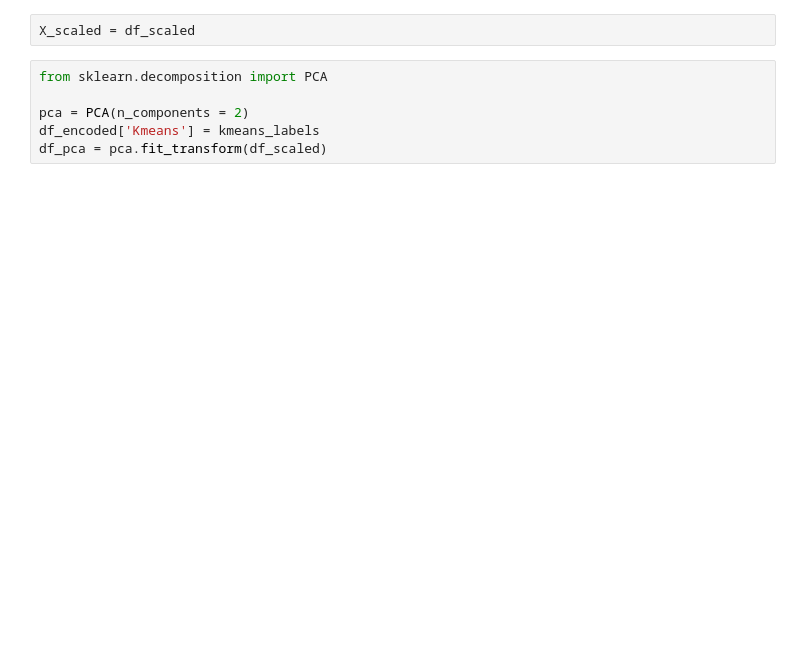
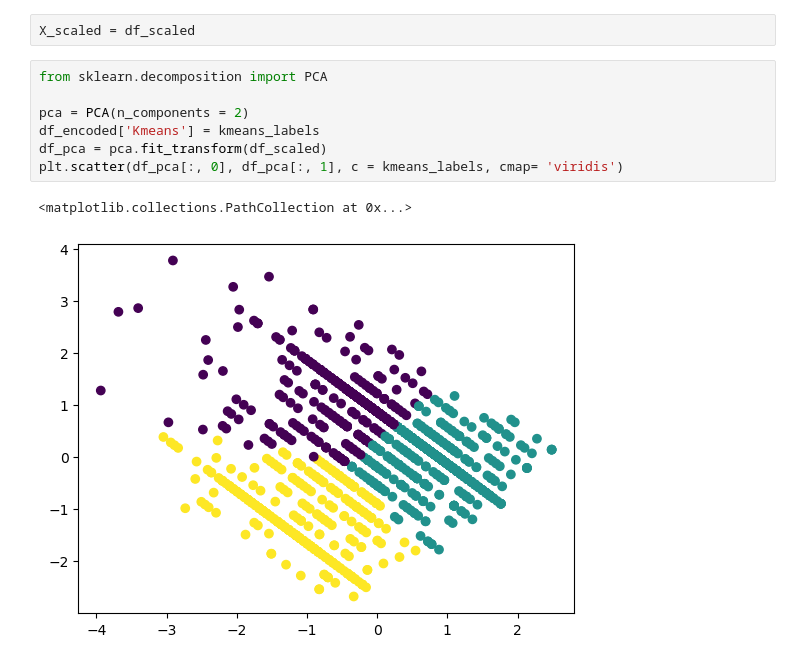
Before and after one commit to FaisalMathCS/Usecase-8-Project-5, a Jupyter notebook: clustering.ipynb, the cells around one changed output. Cells and saved outputs as stored; diff of their text form; blank space fills up the shorter version.

```diff
--- a/clustering.ipynb
+++ b/clustering.ipynb
@@ -153,9 +172,13 @@ X_scaled = df_scaled
 # %%
 from sklearn.decomposition import PCA
 
 pca = PCA(n_components = 2)
 df_encoded['Kmeans'] = kmeans_labels
 df_pca = pca.fit_transform(df_scaled)
+plt.scatter(df_pca[:, 0], df_pca[:, 1], c = kmeans_labels, cmap= 'viridis')
+# %% [output]
+<matplotlib.collections.PathCollection at 0x...>
+[figure, added]
 # %%
 plt.scatter(df_pca[:, 0], df_pca[:, 1], c = kmeans_labels, cmap= 'viridis')
 # %% [output]
```
Also changed, not shown: parts of 17 cells of this notebook, 13 other files.
